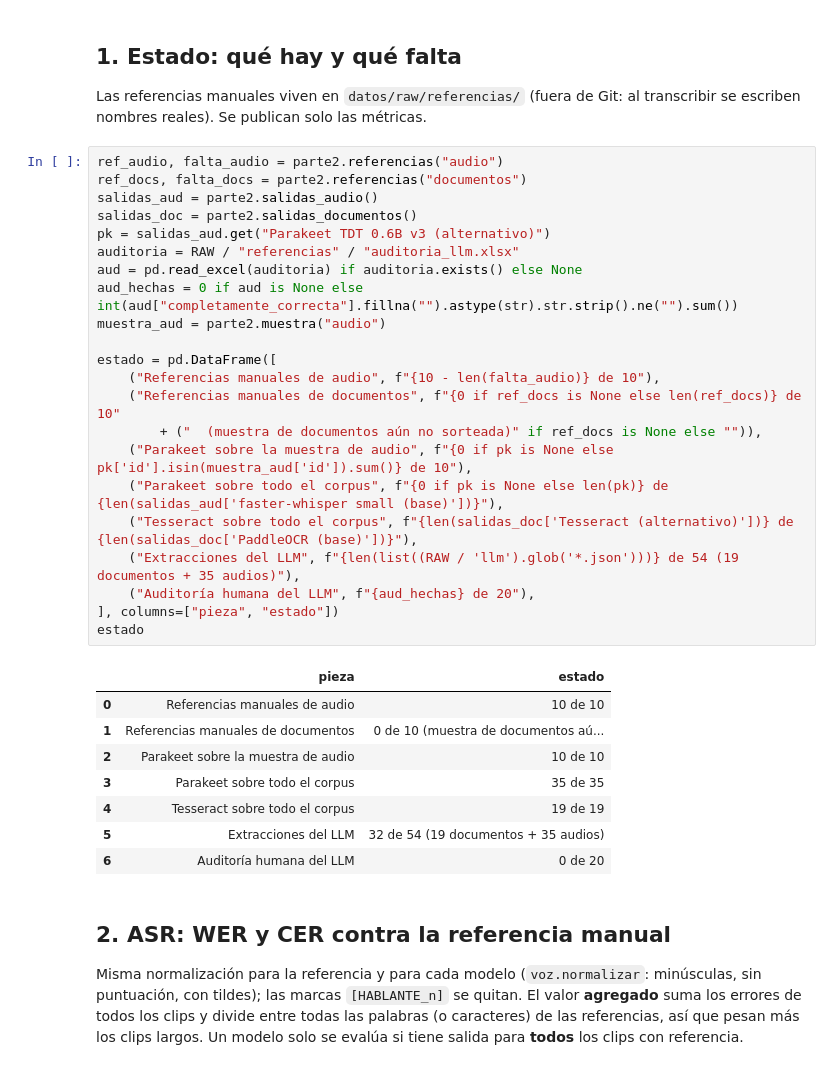
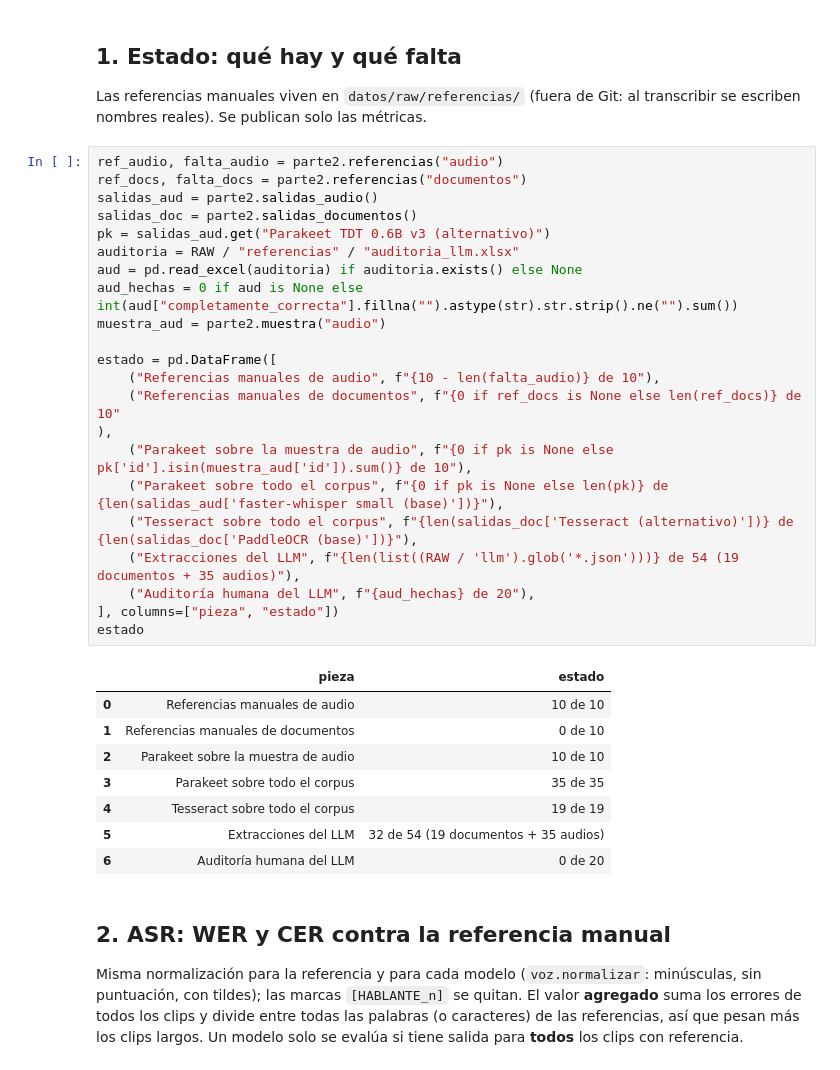
Before and after one commit to AntonioMacedo17/Python_Intermedio_2026, a Jupyter notebook: tarea_2/02_evaluacion.ipynb, the cells around one changed output. Cells and saved outputs as stored; diff of their text form.

```diff
--- a/tarea_2/02_evaluacion.ipynb
+++ b/tarea_2/02_evaluacion.ipynb
@@ -65,29 +65,29 @@ reales). Se publican solo las métricas.
 # %%
 ref_audio, falta_audio = parte2.referencias("audio")
 ref_docs, falta_docs = parte2.referencias("documentos")
 salidas_aud = parte2.salidas_audio()
 salidas_doc = parte2.salidas_documentos()
 pk = salidas_aud.get("Parakeet TDT 0.6B v3 (alternativo)")
 auditoria = RAW / "referencias" / "auditoria_llm.xlsx"
 aud = pd.read_excel(auditoria) if auditoria.exists() else None
 aud_hechas = 0 if aud is None else int(aud["completamente_correcta"].fillna("").astype(str).str.strip().ne("").sum())
 muestra_aud = parte2.muestra("audio")
 
 estado = pd.DataFrame([
     ("Referencias manuales de audio", f"{10 - len(falta_audio)} de 10"),
     ("Referencias manuales de documentos", f"{0 if ref_docs is None else len(ref_docs)} de 10"
-        + ("  (muestra de documentos aún no sorteada)" if ref_docs is None else "")),
+),
     ("Parakeet sobre la muestra de audio", f"{0 if pk is None else pk['id'].isin(muestra_aud['id']).sum()} de 10"),
     ("Parakeet sobre todo el corpus", f"{0 if pk is None else len(pk)} de {len(salidas_aud['faster-whisper small (base)'])}"),
     ("Tesseract sobre todo el corpus", f"{len(salidas_doc['Tesseract (alternativo)'])} de {len(salidas_doc['PaddleOCR (base)'])}"),
     ("Extracciones del LLM", f"{len(list((RAW / 'llm').glob('*.json')))} de 54 (19 documentos + 35 audios)"),
     ("Auditoría humana del LLM", f"{aud_hechas} de 20"),
 ], columns=["pieza", "estado"])
 estado
 # %% [output]
 |  | pieza | estado |
 | 0 | Referencias manuales de audio | 10 de 10 |
-| 1 | Referencias manuales de documentos | 0 de 10 (muestra de documentos aú... |
+| 1 | Referencias manuales de documentos | 0 de 10 |
 | 2 | Parakeet sobre la muestra de audio | 10 de 10 |
 | 3 | Parakeet sobre todo el corpus | 35 de 35 |
 | 4 | Tesseract sobre todo el corpus | 19 de 19 |
```
Also changed, not shown: parts of 4 cells of this notebook, 5 other files.
